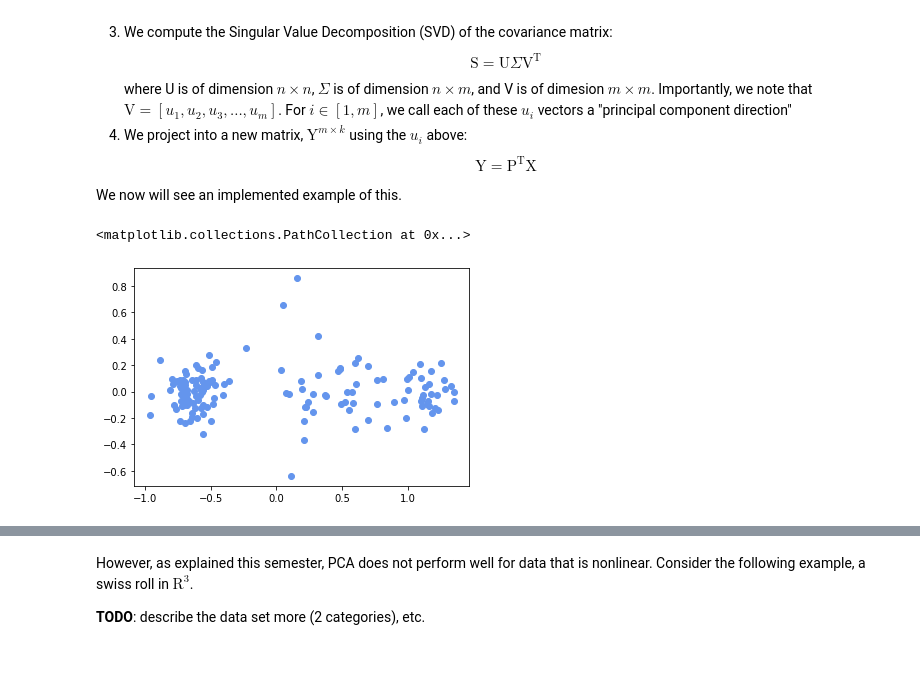
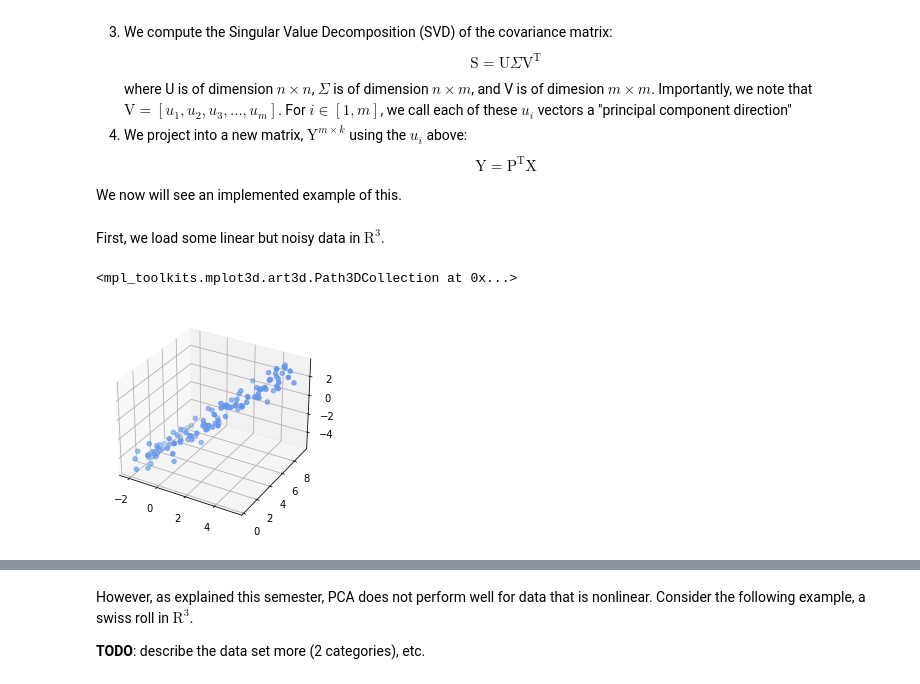
Before and after one commit to quistew/seminarSpr2022FinalProject, a Jupyter notebook: writeup.ipynb, the cells around one changed output, grey strips where cells are left out. Drawn from its saved outputs; the diff is of its cells as text; code cells hidden in the pictures.

```diff
--- a/writeup.ipynb
+++ b/writeup.ipynb
@@ -19,18 +19,18 @@ The first technique covered this semester was that of Principal Component Analys
 1. We project into a new matrix, $\text{Y}^{m \times k}$ using the $u_i$ above: $$\text{Y} = \text{P}^{\text{T}}\text{X}$$
 
 We now will see an implemented example of this.
+# %% [markdown]
+First, we load some linear but noisy data in $\text{R}^3$.
 # %%
 import numpy as np
 from sklearn.decomposition import PCA
 import matplotlib.pyplot as plt
 
-X = np.loadtxt("data/pcaDataClean.txt")
+X = np.loadtxt("data/pcaLinearData.txt")
 
-pca = PCA(n_components=2)
-Y = pca.fit_transform(X)
-
-_, ax = plt.subplots()
-ax.scatter(Y[:,0], Y[:,1], color="cornflowerblue")
+fig = plt.figure()
+ax = fig.add_subplot(projection="3d")
+ax.scatter(X[:, 0], X[:, 1], X[:, 2], color="cornflowerblue")
 # %% [output]
-<matplotlib.collections.PathCollection at 0x...>
+<mpl_toolkits.mplot3d.art3d.Path3DCollection at 0x...>
-[figure, old version]
+[figure, new version]
```
Also changed, not shown: parts of 10 cells of this notebook, 1 other file.
